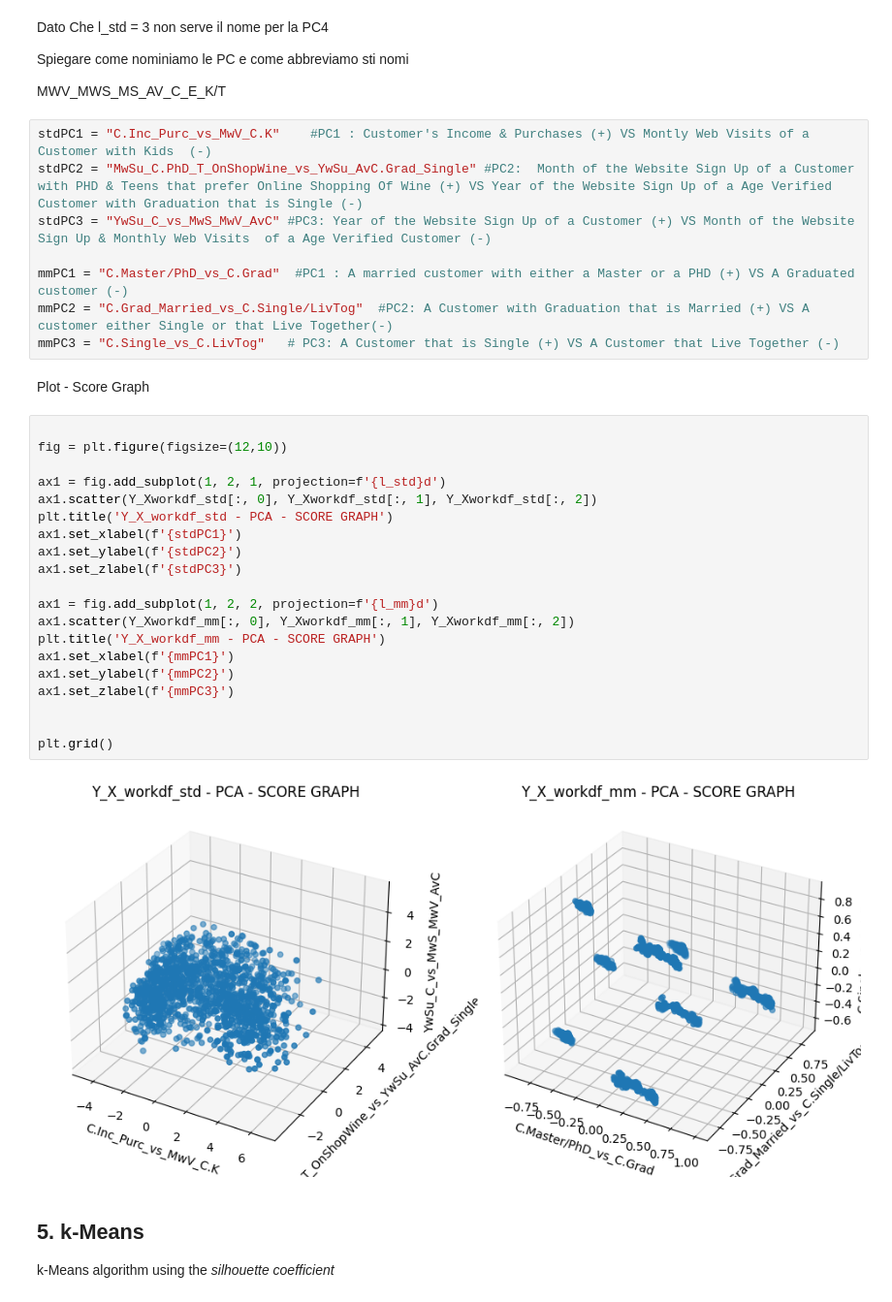
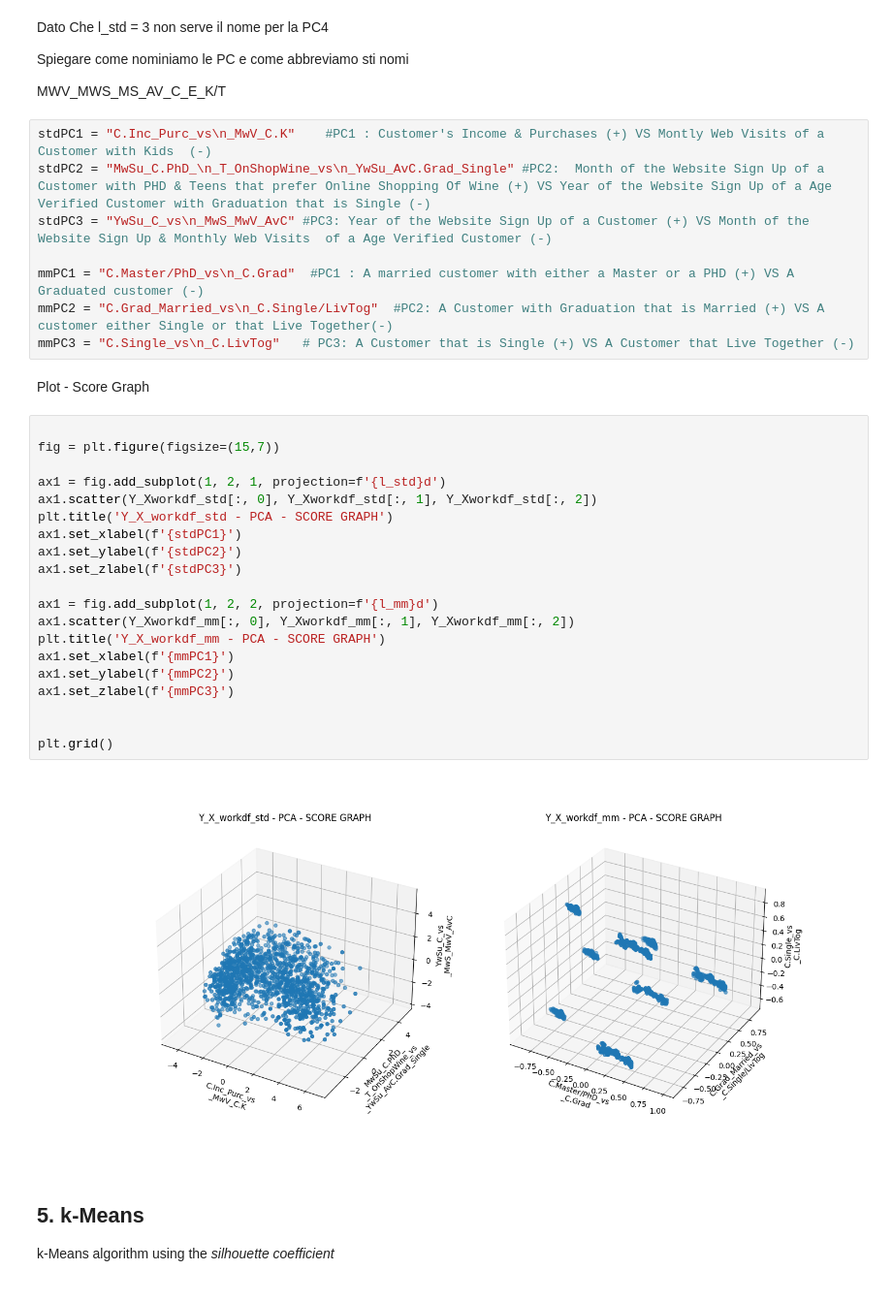
Before and after one commit to MarcoMungaiCoppolino/Data-Science-Portfolio, a Jupyter notebook: PROGETTO/HomeWork_1/MungaiCoppolinoPellegrino.ipynb, the cells around one changed output. Shown at 97% size. Drawn from its saved outputs; the diff is of its cells as text.

```diff
--- a/PROGETTO/HomeWork_1/MungaiCoppolinoPellegrino.ipynb
+++ b/PROGETTO/HomeWork_1/MungaiCoppolinoPellegrino.ipynb
@@ -429,37 +434,37 @@ Spiegare come nominiamo le PC e come abbreviamo sti nomi
 
 MWV_MWS_MS_AV_C_E_K/T
 # %%
-stdPC1 = "C.Inc_Purc_vs_MwV_C.K"    #PC1 : Customer's Income & Purchases (+) VS Montly Web Visits of a Customer with Kids  (-)
-stdPC2 = "MwSu_C.PhD_T_OnShopWine_vs_YwSu_AvC.Grad_Single" #PC2:  Month of the Website Sign Up of a Customer with PHD & Teens that prefer Online Shopping Of Wine (+) VS Year of the Website Sign Up of a Age Verified Customer with Graduation that is Single (-)
-stdPC3 = "YwSu_C_vs_MwS_MwV_AvC" #PC3: Year of the Website Sign Up of a Customer (+) VS Month of the Website Sign Up & Monthly Web Visits  of a Age Verified Customer (-)
+stdPC1 = "C.Inc_Purc_vs\n_MwV_C.K"    #PC1 : Customer's Income & Purchases (+) VS Montly Web Visits of a Customer with Kids  (-)
+stdPC2 = "MwSu_C.PhD_\n_T_OnShopWine_vs\n_YwSu_AvC.Grad_Single" #PC2:  Month of the Website Sign Up of a Customer with PHD & Teens that prefer Online Shopping Of Wine (+) VS Year of the Website Sign Up of a Age Verified Customer with Graduation that is Single (-)
+stdPC3 = "YwSu_C_vs\n_MwS_MwV_AvC" #PC3: Year of the Website Sign Up of a Customer (+) VS Month of the Website Sign Up & Monthly Web Visits  of a Age Verified Customer (-)
 
-mmPC1 = "C.Master/PhD_vs_C.Grad"  #PC1 : A married customer with either a Master or a PHD (+) VS A Graduated customer (-)
-mmPC2 = "C.Grad_Married_vs_C.Single/LivTog"  #PC2: A Customer with Graduation that is Married (+) VS A customer either Single or that Live Together(-)
-mmPC3 = "C.Single_vs_C.LivTog"   # PC3: A Customer that is Single (+) VS A Customer that Live Together (-)
+mmPC1 = "C.Master/PhD_vs\n_C.Grad"  #PC1 : A married customer with either a Master or a PHD (+) VS A Graduated customer (-)
+mmPC2 = "C.Grad_Married_vs\n_C.Single/LivTog"  #PC2: A Customer with Graduation that is Married (+) VS A customer either Single or that Live Together(-)
+mmPC3 = "C.Single_vs\n_C.LivTog"   # PC3: A Customer that is Single (+) VS A Customer that Live Together (-)
 # %% [markdown]
 Plot - Score Graph
 # %%
 
-fig = plt.figure(figsize=(12,10))
+fig = plt.figure(figsize=(15,7))
 
 ax1 = fig.add_subplot(1, 2, 1, projection=f'{l_std}d')
 ax1.scatter(Y_Xworkdf_std[:, 0], Y_Xworkdf_std[:, 1], Y_Xworkdf_std[:, 2])
 plt.title('Y_X_workdf_std - PCA - SCORE GRAPH')
 ax1.set_xlabel(f'{stdPC1}')
 ax1.set_ylabel(f'{stdPC2}')
 ax1.set_zlabel(f'{stdPC3}')
 
 ax1 = fig.add_subplot(1, 2, 2, projection=f'{l_mm}d')
 ax1.scatter(Y_Xworkdf_mm[:, 0], Y_Xworkdf_mm[:, 1], Y_Xworkdf_mm[:, 2])
 plt.title('Y_X_workdf_mm - PCA - SCORE GRAPH')
 ax1.set_xlabel(f'{mmPC1}')
 ax1.set_ylabel(f'{mmPC2}')
 ax1.set_zlabel(f'{mmPC3}')
 
 
 plt.grid()
 # %% [output]
-[figure, old version]
+[figure, new version]
 # %% [markdown]
 ## 5. k-Means
 
```
Also changed, not shown: parts of 14 cells of this notebook, 1 other file.
